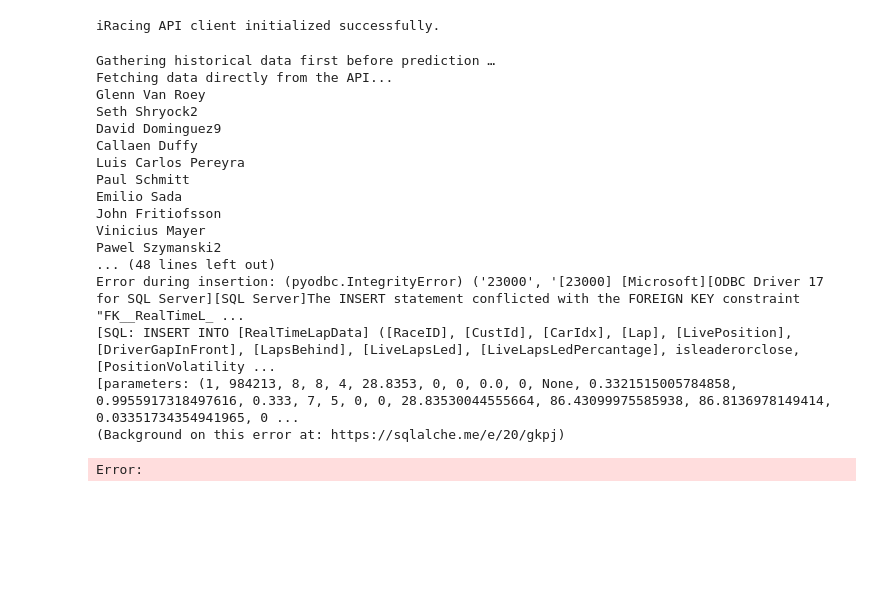
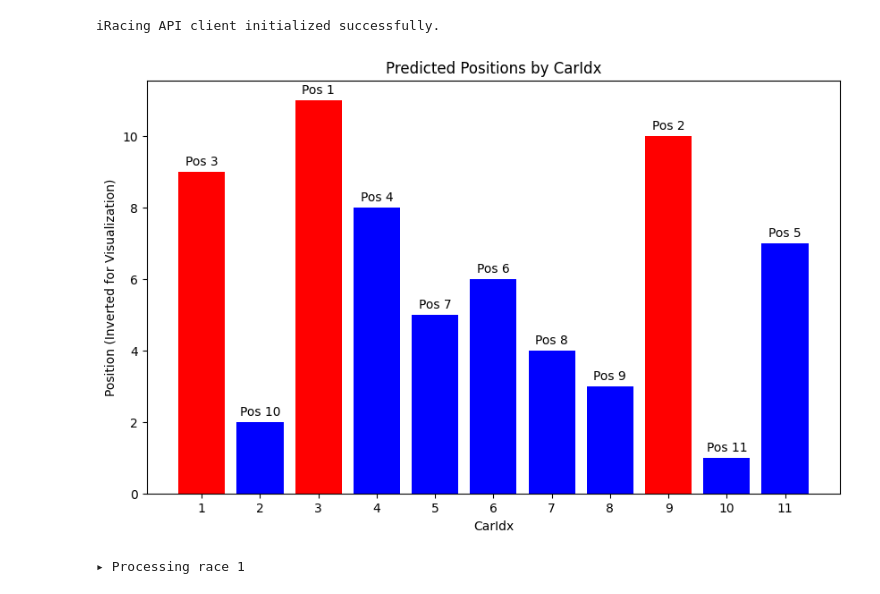
Before and after one commit to AntoineSpiteri2/predicting-the-top3-drivers-and-comparing-machine-learning-algorithms-in-iracing, a Jupyter notebook: Live_Prediction.ipynb, the cells around one changed output. Cells and saved outputs as stored; diff of their text form; code cells hidden in the pictures; blank space fills up the shorter version.

Commit message:
fixed some live prediction bugs

```diff
--- a/Live_Prediction.ipynb
+++ b/Live_Prediction.ipynb
@@ -97,7 +97,7 @@ async def start_pipeline(model_num: int):
         model.eval()
 
         print("Gathering historical data first before prediction …")
-        race_id = await ProcessIracingHistoicalData(False)
+        race_id = await ProcessIracingHistoicalData(True)
         print("\n\nStarting live data feed …\n")
         # live_task = asyncio.create_task(ProcessIracingLiveData(race_id, True, None))
         print("Historical data fetched. You may start the prediction now.")
@@ -127,18 +127,22 @@ else:
     try:
         while True:
 
-            data = process_all_races(True)
+            data = process_all_races(True, True)
             data = normalize_group(data)
 
 
-            # Exclude drivers that have Disqualified set to true
-            # data = data[data['Drv_Disqualified'] != True]
-              # Fill NaN values in event columns with 0
+            # Replace any string 'Missing' with 0 in the entire DataFrame, and explicitly infer objects to avoid FutureWarning
+            data.replace('Missing', 0, inplace=True)
+            data = data.infer_objects(copy=False)
+
+            data['RankScoreAdjusted_norm'] = data['RankScoreAdjusted_norm'].fillna(0)
+            data['Drv_RankScoreAdjusted'] = data['Drv_RankScoreAdjusted'].fillna(0)
+
             logical_suffixes = ["_incident", "_inpits", "_offtrack", '_inpits_']
-
-            incident_cols = [
-                col for col in data.columns if any(col.endswith(suf) for suf in logical_suffixes)
-            ]
+            incident_cols = []
+            for col in data.columns:
+                if any(col.endswith(suf) for suf in logical_suffixes):
+                    incident_cols.append(col)
 
             data[incident_cols] = data[incident_cols].fillna(0)
 
@@ -184,48 +188,32 @@ else:
             clear_output(wait=True)
 
             plt.figure(figsize=(10, 6))
             # Plot bars without sorting CarIdx
             bars = plt.bar(data['CarIdx'], data['Inverted_Position'],
                         color=['red' if pos <= 3 else 'blue' for pos in data['Position_Predicted']])
 
             # Add labels (actual positions: 1st, 2nd, 3rd...)
             for idx, bar in enumerate(bars):
                 plt.text(bar.get_x() + bar.get_width() / 2, bar.get_height() + 0.1,
                         f"Pos {data.iloc[idx]['Position_Predicted']}",
                         ha='center', va='bottom')
 
             plt.xlabel('CarIdx')
             plt.ylabel('Position (Inverted for Visualization)')
             plt.title('Predicted Positions by CarIdx')
             plt.xticks(data['CarIdx'])
             plt.show()
 
 
             plt.pause(0.1)  # Pause for 10 seconds before refreshing the plot
     except RuntimeError as e:
         print("Stopping prediction ", e)
         deletedata()
         exit()
     except ValueError as e:
         print("Feature mismatch: ", e)
         deletedata()
         exit()
 # %% [output]
+[figure, added]
-Gathering historical data first before prediction …
-Fetching data directly from the API...
-Glenn Van Roey
-Seth Shryock2
-David Dominguez9
-Callaen Duffy
-Luis Carlos Pereyra
-Paul Schmitt
-Emilio Sada
-John Fritiofsson
-Vinicius Mayer
-Pawel Szymanski2
-... (48 lines left out)
-Error during insertion: (pyodbc.IntegrityError) ('23000', '[23000] [Microsoft][ODBC Driver 17 for SQL Server][SQL Server]The INSERT statement conflicted with the FOREIGN KEY constraint "FK__RealTimeL_ ...
-[SQL: INSERT INTO [RealTimeLapData] ([RaceID], [CustId], [CarIdx], [Lap], [LivePosition], [DriverGapInFront], [LapsBehind], [LiveLapsLed], [LiveLapsLedPercantage], isleaderorclose, [PositionVolatility ...
-[parameters: (1, 984213, 8, 8, 4, 28.8353, 0, 0, 0.0, 0, None, 0.3321515005784858, 0.9955917318497616, 0.333, 7, 5, 0, 0, 28.83530044555664, 86.43099975585938, 86.8136978149414, 0.03351734354941965, 0 ...
-(Background on this error at: https://sqlalche.me/e/20/gkpj)
+▸ Processing race 1
-Error:
```
Also changed, not shown: 4 other files.
